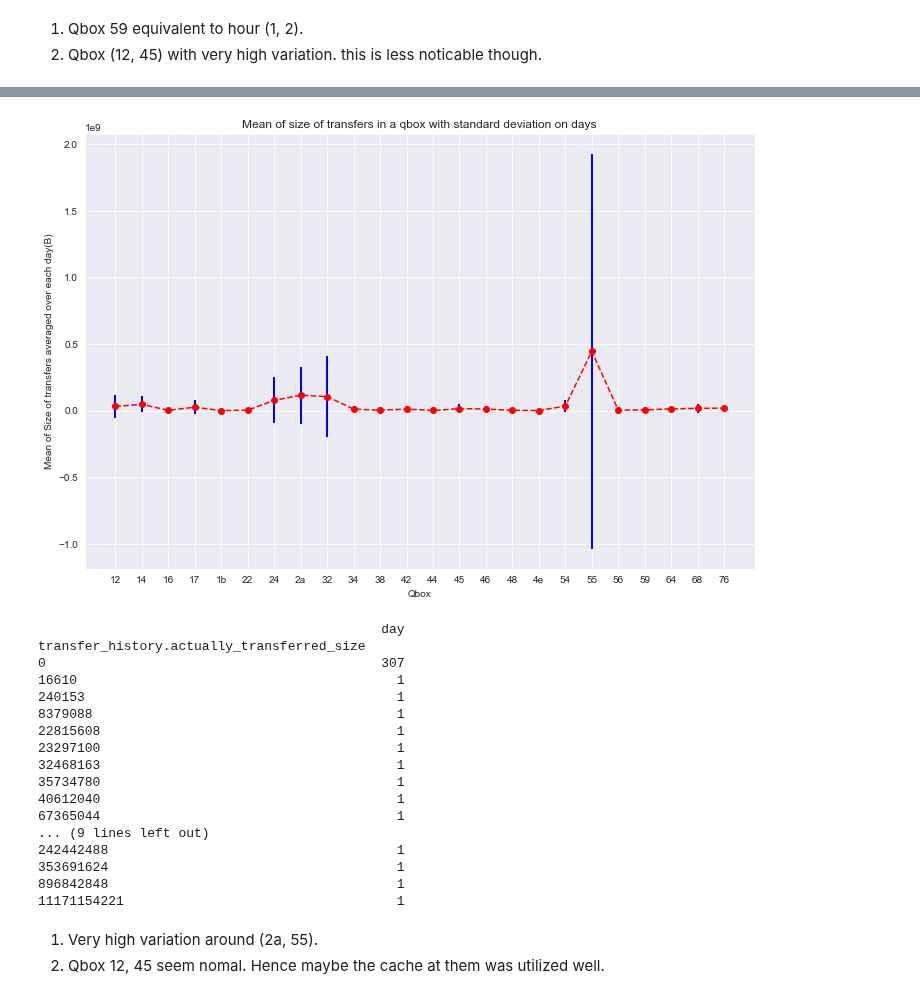
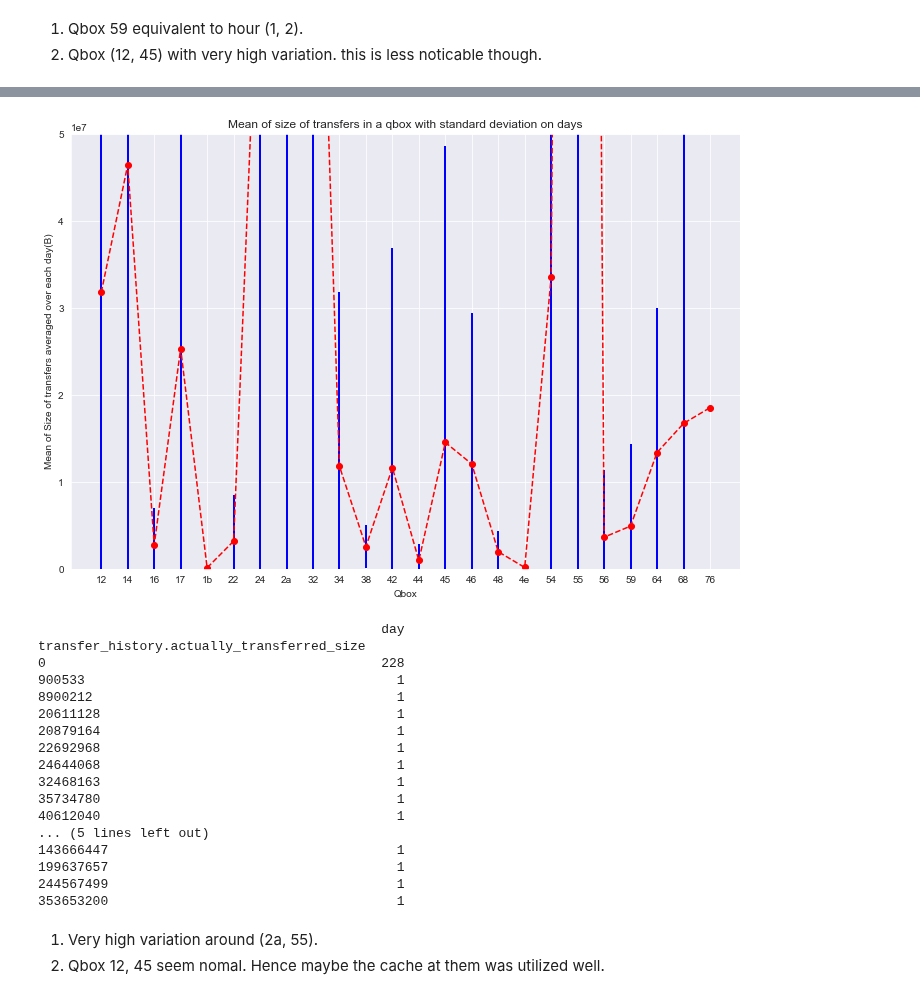
Before and after one commit to AdwaitB/greco-notes, a Jupyter notebook: infra/Analysis_full_0.ipynb, the cells around one changed output, grey strips where cells are left out. Saved outputs shown, nothing was run; the diff lists cells and outputs as text; code cells hidden in the pictures.

```diff
--- a/infra/Analysis_full_0.ipynb
+++ b/infra/Analysis_full_0.ipynb
@@ -71,6 +70,7 @@ for i in range(0, 2):
     data[i]['time'] = pd.to_datetime(data[i]['transfer_history.creation_date_string'], format='%d/%m/%Y\ %H:%M:%S')
     data[i]['hour'] = data[i]['time'].apply(lambda x: x.hour)
     data[i]['day'] = data[i]['time'].apply(lambda x: x.day)
+    data[i]['month'] = data[i]['time'].apply(lambda x: x.month)
     data[i]['speed'] = np.where(data[i]['transfer_history.time_transfer_sec'] > 0, data[i]['transfer_history.actually_transferred_size']/data[i]['transfer_history.time_transfer_sec'], data[i]['transfer_history.time_transfer_sec'])
 
 data[1]["qbox_data_size"] = data[1]['transfer_history.qbox'].map(str)
@@ -511,7 +520,9 @@ def lambda_group_by(x, cg, ca, f1, f2):
     y = x.groupby(cg)[ca].apply(lambda x: f1(x))
     return f2(y)
 
-def plot_groupby_with_deviation(d, cg1, cg2, ca, xlabel="", ylabel="", title="", f11=lambda x: np.mean(x), f12=lambda x: np.mean(x)):
+def plot_groupby_with_deviation(d, cg1, cg2, ca, xlabel="", ylabel="", title="",
+                                f11=lambda x: np.mean(x), f12=lambda x: np.mean(x),
+                               yscaling=""):
     '''
     Plots the graph by doing a groupby on cg1 and having standard deviation on cg2.
     The values are calculated by having aggregation function f1 on the groupby (on ca) and the deviation using f2
@@ -526,6 +537,8 @@ def plot_groupby_with_deviation(d, cg1, cg2, ca, xlabel="", ylabel="", title="",
                  yerr=temp_std[ca],
                  fmt='--o', color='red',
                  ecolor='blue', elinewidth=2)
+    if(yscaling != ""):
+        plt.ylim(yscaling[0], yscaling[1])
     plt.title(title)
     plot(plt, xlabel, ylabel)
 # %%
@@ -599,30 +613,31 @@ plot_groupby_with_deviation(data[1], 'transfer_history.qbox_short', 'day', 'day'
 # %%
 plot_groupby_with_deviation(data[1], 'transfer_history.qbox_short', 'day', 'transfer_history.actually_transferred_size',
                            "Qbox", "Mean of Size of transfers averaged over each day(B)",
-                            "Mean of size of transfers in a qbox with standard deviation on days")
+                            "Mean of size of transfers in a qbox with standard deviation on days",
+                           yscaling=(0, 50000000))
 # %% [output]
-[figure, old version]
+[figure, new version]
 # %%
-temp = data[1][data[1]['transfer_history.qbox_short'] == '55']
+temp = data[1][data[1]['transfer_history.qbox_short'] == '68']
 print(temp[['transfer_history.actually_transferred_size', 'day']].groupby('transfer_history.actually_transferred_size').count())
 # %% [output]
                                             day
 transfer_history.actually_transferred_size
-0                                           307
-16610                                         1
-240153                                        1
-8379088                                       1
-22815608                                      1
-23297100                                      1
+0                                           228
+900533                                        1
+8900212                                       1
+20611128                                      1
+20879164                                      1
+22692968                                      1
+24644068                                      1
 32468163                                      1
 35734780                                      1
 40612040                                      1
-67365044                                      1
-... (9 lines left out)
-242442488                                     1
-353691624                                     1
-896842848                                     1
-11171154221                                   1
+... (5 lines left out)
+143666447                                     1
+199637657                                     1
+244567499                                     1
+353653200                                     1
 # %% [markdown]
 1. Very high variation around (2a, 55).
 2. Qbox 12, 45 seem nomal. Hence maybe the cache at them was utilized well.
```
Also changed, not shown: parts of 11 cells of this notebook, 11 other files.
